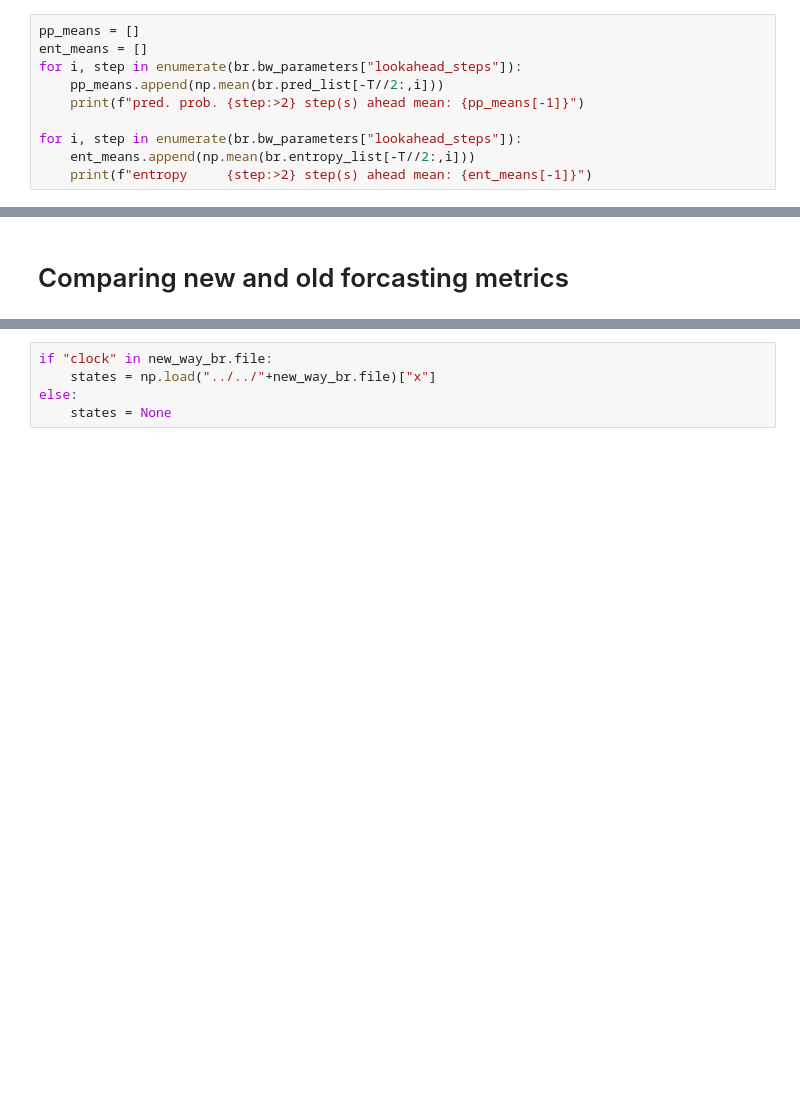
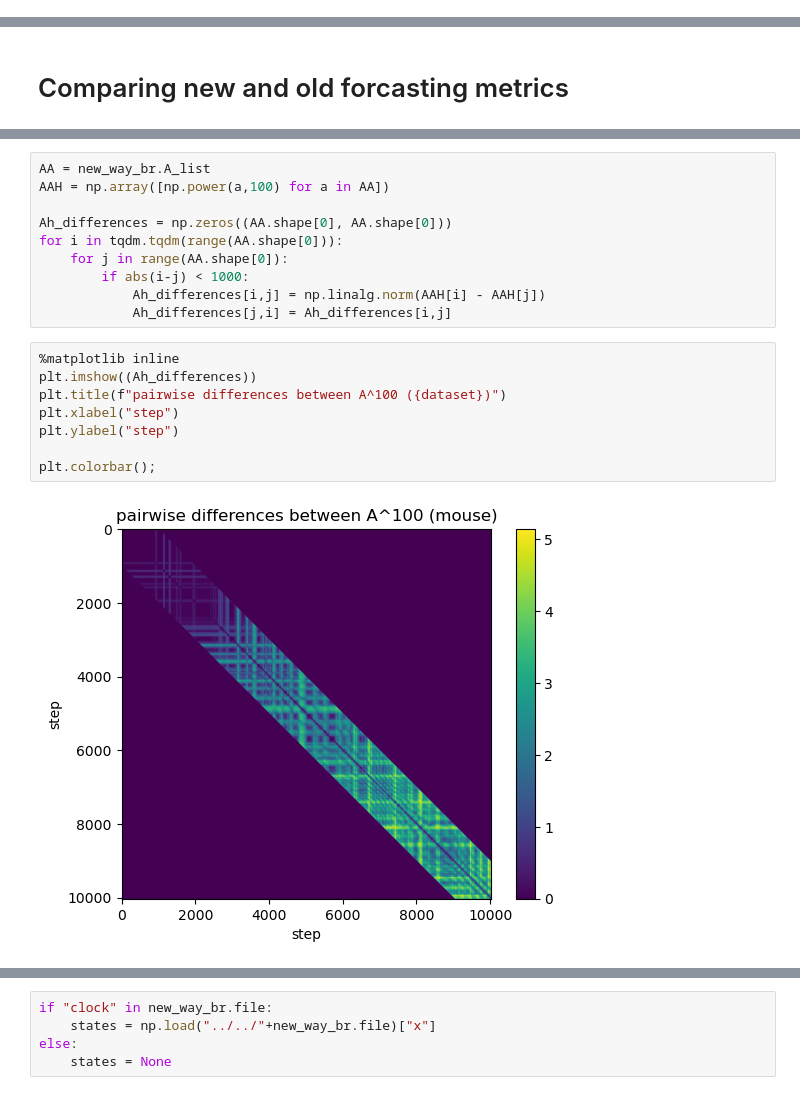
Before and after one commit to draeloslab/Bubblewrap, a Jupyter notebook: generated/bubblewrap_runs/Run Inspector.ipynb, the cells around one changed output, grey strips where cells are left out. Drawn from its saved outputs; the diff is of its cells as text; blank space fills up the shorter version.

```diff
--- a/generated/bubblewrap_runs/Run Inspector.ipynb
+++ b/generated/bubblewrap_runs/Run Inspector.ipynb
@@ -64,10 +43,0 @@ plt.legend(["1 step ahead", "10 steps ahead"])
-# %%
-pp_means = []
-ent_means = []
-for i, step in enumerate(br.bw_parameters["lookahead_steps"]):
-    pp_means.append(np.mean(br.pred_list[-T//2:,i]))
-    print(f"pred. prob. {step:>2} step(s) ahead mean: {pp_means[-1]}")
-
-for i, step in enumerate(br.bw_parameters["lookahead_steps"]):
-    ent_means.append(np.mean(br.entropy_list[-T//2:,i]))
-    print(f"entropy     {step:>2} step(s) ahead mean: {ent_means[-1]}")
@@ -167,0 +149,20 @@ savefile: generated/bubblewrap_runs/bubblewrap_run_2023-04-26-17-45-20.pickle
+# %%
+AA = new_way_br.A_list
+AAH = np.array([np.power(a,100) for a in AA])
+
+Ah_differences = np.zeros((AA.shape[0], AA.shape[0]))
+for i in tqdm.tqdm(range(AA.shape[0])):
+    for j in range(AA.shape[0]):
+        if abs(i-j) < 1000:
+            Ah_differences[i,j] = np.linalg.norm(AAH[i] - AAH[j])
+            Ah_differences[j,i] = Ah_differences[i,j]
+# %%
+%matplotlib inline
+plt.imshow((Ah_differences))
+plt.title(f"pairwise differences between A^100 ({dataset})")
+plt.xlabel("step")
+plt.ylabel("step")
+
+plt.colorbar();
+# %% [output]
+[figure, added]
```
Also changed, not shown: parts of 26 cells of this notebook, 4 other files.
